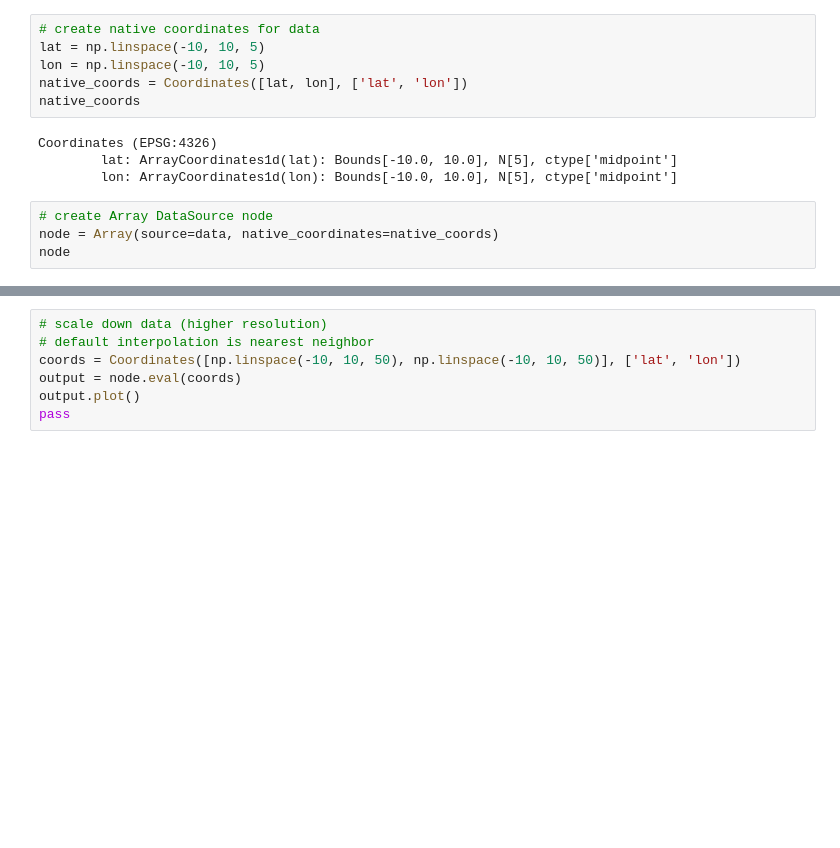
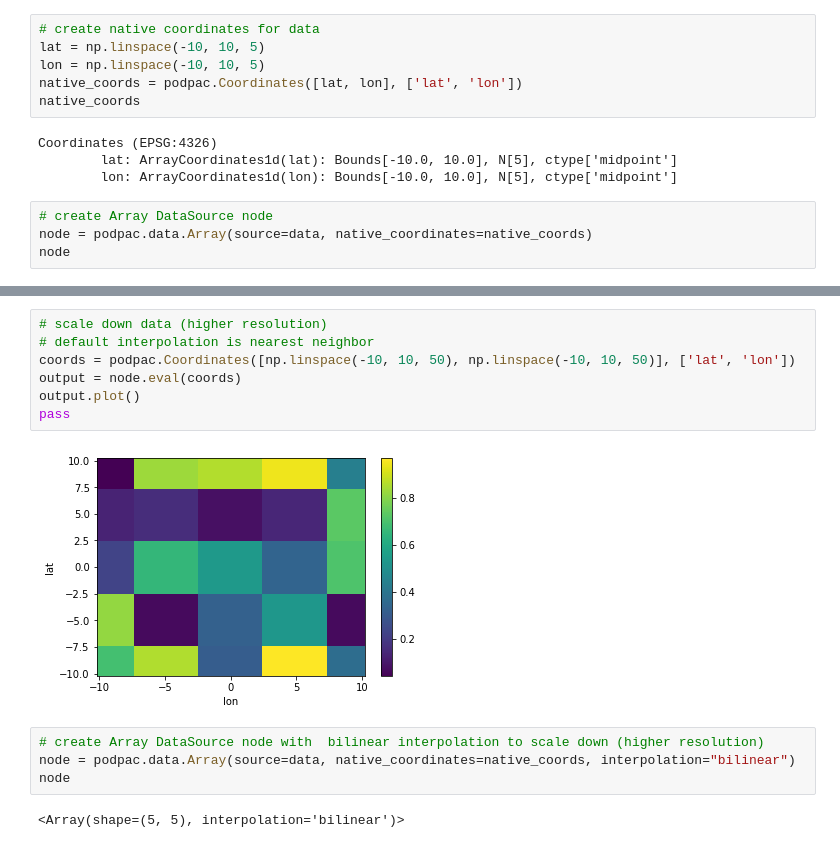
Before and after one commit to creare-com/podpac-examples, a Jupyter notebook: notebooks/1-reading-data/array-data.ipynb, the cells around one changed output, grey strips where cells are left out. Drawn from its saved outputs; the diff is of its cells as text; blank space fills up the shorter version.

```diff
--- a/notebooks/1-reading-data/array-data.ipynb
+++ b/notebooks/1-reading-data/array-data.ipynb
@@ -34,7 +43,7 @@ array([[0.7114083 , 0.42966318, 0.1009682 , 0.92538615, 0.78591567],
 # create native coordinates for data
 lat = np.linspace(-10, 10, 5)
 lon = np.linspace(-10, 10, 5)
-native_coords = Coordinates([lat, lon], ['lat', 'lon'])
+native_coords = podpac.Coordinates([lat, lon], ['lat', 'lon'])
 native_coords
 # %% [output]
 Coordinates (EPSG:4326)
@@ -42,6 +51,6 @@ Coordinates (EPSG:4326)
         lon: ArrayCoordinates1d(lon): Bounds[-10.0, 10.0], N[5], ctype['midpoint']
 # %%
 # create Array DataSource node
-node = Array(source=data, native_coordinates=native_coords)
+node = podpac.data.Array(source=data, native_coordinates=native_coords)
 node
 # %% [output]
@@ -69,8 +80,16 @@ pass
 # %%
 # scale down data (higher resolution)
 # default interpolation is nearest neighbor
-coords = Coordinates([np.linspace(-10, 10, 50), np.linspace(-10, 10, 50)], ['lat', 'lon'])
+coords = podpac.Coordinates([np.linspace(-10, 10, 50), np.linspace(-10, 10, 50)], ['lat', 'lon'])
 output = node.eval(coords)
 output.plot()
 pass
+# %% [output]
+[figure, added]
+# %%
+# create Array DataSource node with  bilinear interpolation to scale down (higher resolution)
+node = podpac.data.Array(source=data, native_coordinates=native_coords, interpolation="bilinear")
+node
+# %% [output]
+<Array(shape=(5, 5), interpolation='bilinear')>
 # %%
```
Also changed, not shown: parts of 13 cells of this notebook, 5 other files.
